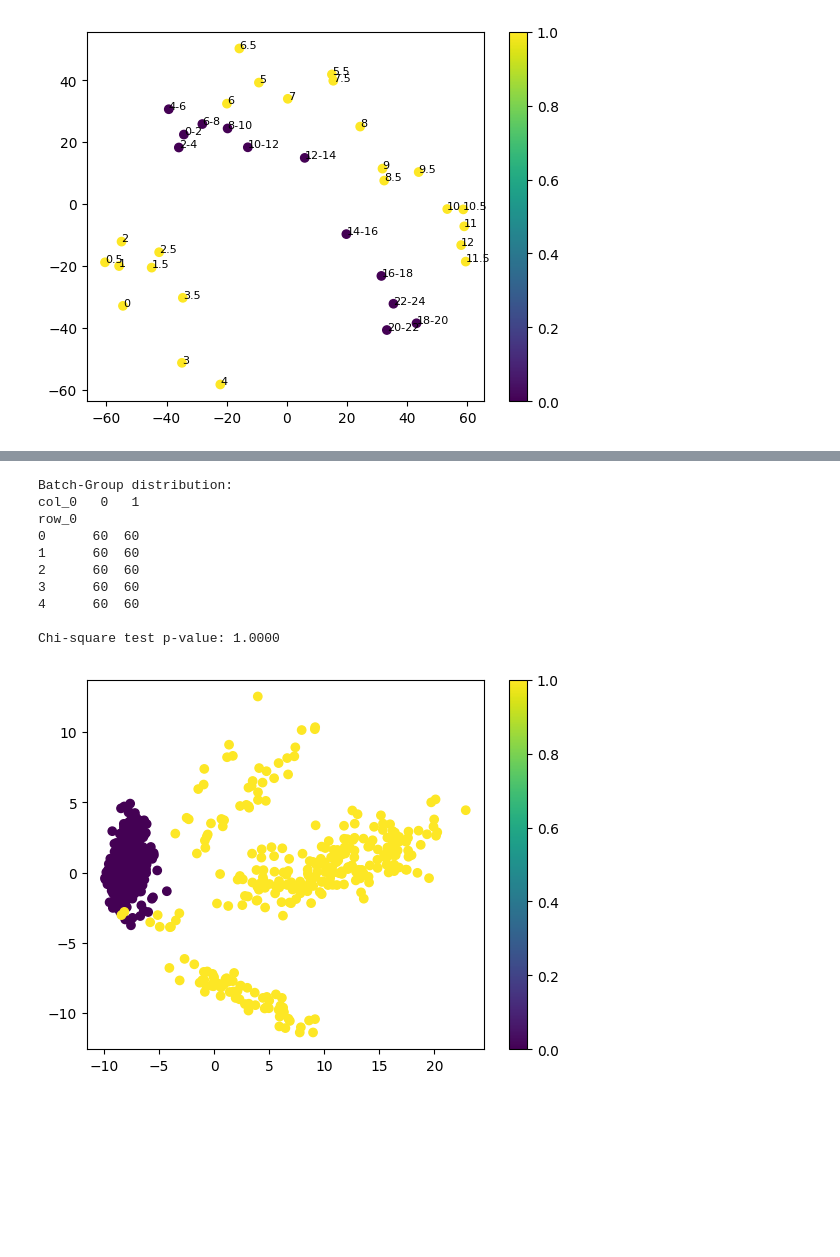
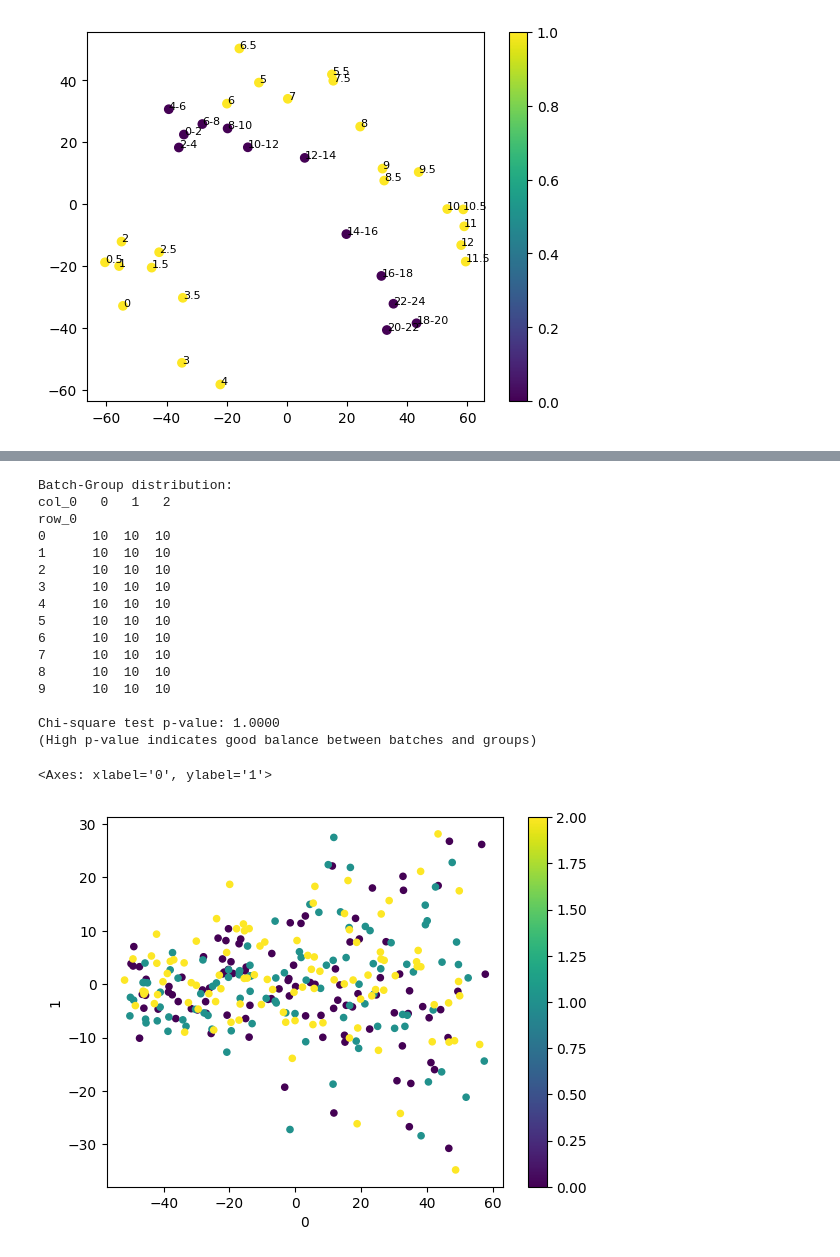
Before and after one commit to vgainullin/acpca, a Jupyter notebook: notebook/notebook.ipynb, the cells around one changed output, grey strips where cells are left out. Drawn from its saved outputs; the diff is of its cells as text; code cells hidden in the pictures; blank space fills up the shorter version.

```diff
--- a/notebook/notebook.ipynb
+++ b/notebook/notebook.ipynb
@@ -219,29 +294,35 @@ import sys
 sys.path.append('/home/vlad/projects/acpca')
 from acpca.transform import ACPCA
 from acpca.utils import create_synthetic_data
-import matplotlib.pyplot as plt
 
-X, y, batch_labels = create_synthetic_data(n_samples=600, n_genes=20, num_batches=5, n_groups=2, random_state=42)
+X, X_true, Y, batch_labels = create_synthetic_data(
+    n_samples=300, n_genes=100, num_batches=10, n_groups=3, random_state=42,
+    apply_scale_effect=True,
+    apply_dropout_effect=False,
+    apply_technical_noise=False,
+    apply_batch_structure=True
+)
 # %% [output]
 Batch-Group distribution:
-col_0   0   1
+col_0   0   1   2
 row_0
-0      60  60
-1      60  60
-2      60  60
-3      60  60
-4      60  60
+0      10  10  10
+1      10  10  10
+2      10  10  10
+3      10  10  10
+4      10  10  10
+5      10  10  10
+6      10  10  10
+7      10  10  10
+8      10  10  10
+9      10  10  10
 
 Chi-square test p-value: 1.0000
+(High p-value indicates good balance between batches and groups)
 # %%
-# ACPCA with default Lambda
+import pandas as pd
 from sklearn.decomposition import PCA
-pca = PCA(n_components=2)
-
-X_pca = pca.fit_transform(X)
-
-plt.scatter(X_pca[:, 0], X_pca[:, 1], c=y, cmap='viridis')
-plt.colorbar()
-plt.show()
+pd.DataFrame(PCA(n_components=2).fit_transform(X)).plot.scatter(x=0, y=1, c=Y, cmap='viridis')
 # %% [output]
+<Axes: xlabel='0', ylabel='1'>
-[figure, old version]
+[figure, new version]
```
Also changed, not shown: parts of 30 cells of this notebook, 6 other files.
